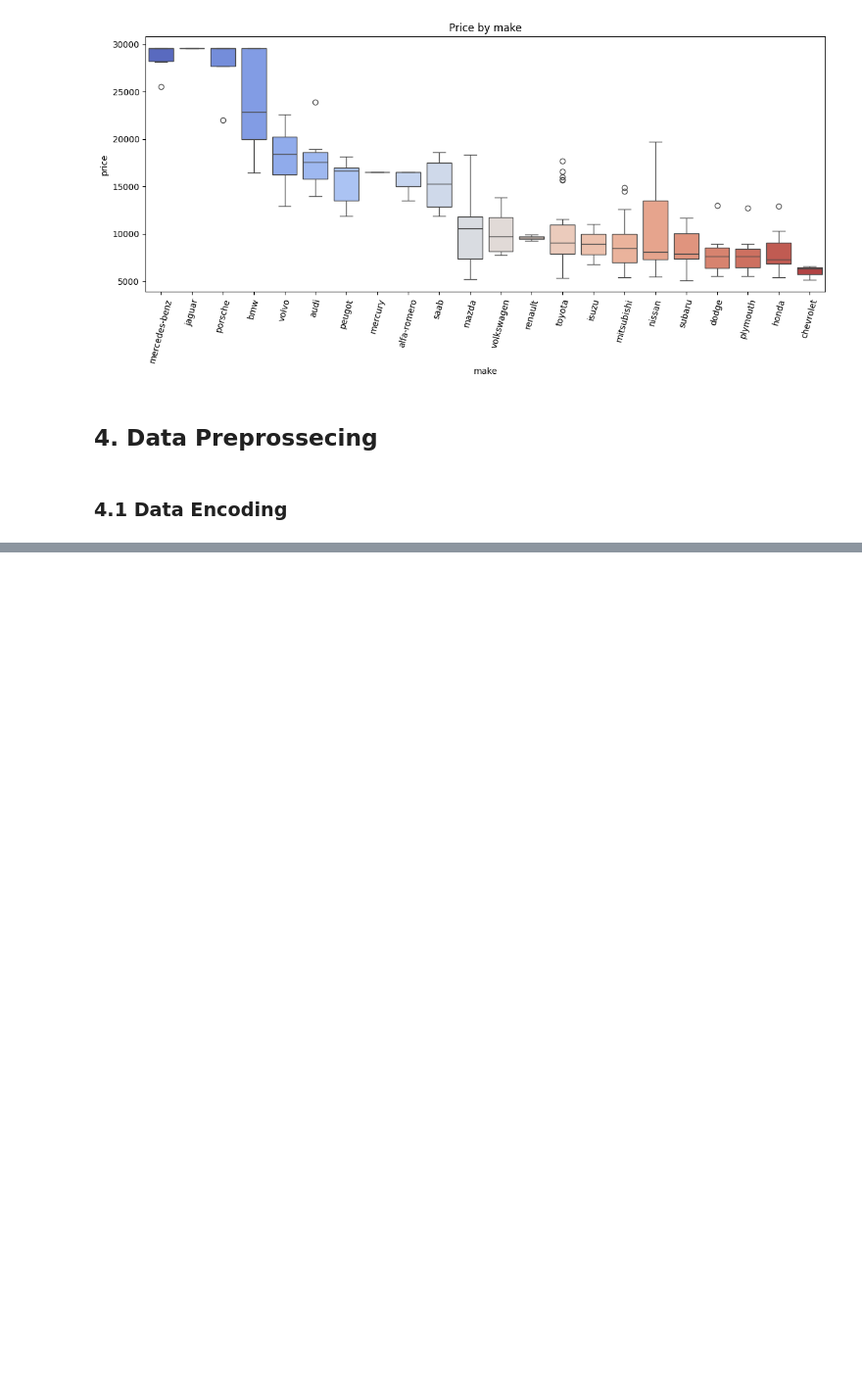
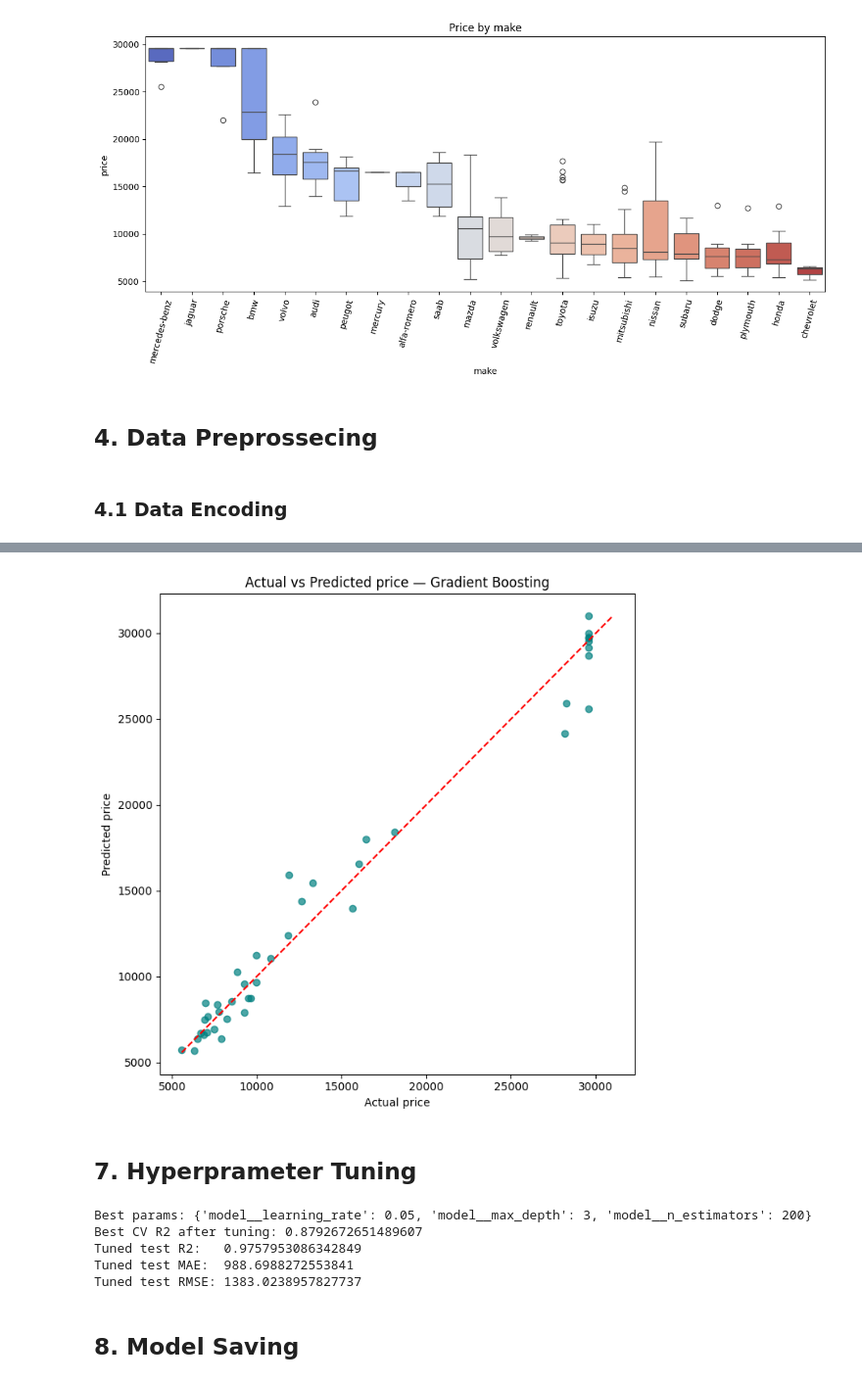
Before and after one commit to yashwant2002/Automobile_price_prediction_ML, a Jupyter notebook: notebook/Automobile_Price_Prediction.ipynb, the cells around one changed output, grey strips where cells are left out. Shown at 98% size. Drawn from its saved outputs; the diff is of its cells as text; code cells hidden in the pictures; blank space fills up the shorter version.

```diff
--- a/notebook/Automobile_Price_Prediction.ipynb
+++ b/notebook/Automobile_Price_Prediction.ipynb
@@ -377,0 +454,5 @@ Categorical Column :  Index(['make', 'fuel_type', 'aspiration', 'num_of_doors',
+# %%
+best_model_name = results_df.iloc[0]['Model']
+print('Best model by CV R2:', best_model_name)
+display(results_df)
+results_df.to_csv("../models/model_results.csv", index=False)
@@ -377,0 +472,59 @@ Categorical Column :  Index(['make', 'fuel_type', 'aspiration', 'num_of_doors',
+# %%
+best_pipe = fitted_pipelines[best_model_name]
+y_pred_best = best_pipe.predict(X_test)
+
+plt.figure(figsize=(7, 7))
+plt.scatter(y_test, y_pred_best, alpha=0.7, color='teal')
+lims = [min(y_test.min(), y_pred_best.min()), max(y_test.max(), y_pred_best.max())]
+plt.plot(lims, lims, 'r--')
+plt.xlabel('Actual price')
+plt.ylabel('Predicted price')
+plt.title(f'Actual vs Predicted price — {best_model_name}')
+plt.tight_layout()
+plt.show()
+# %% [output]
+[figure, added]
+# %% [markdown]
+## 7. Hyperprameter Tuning
+# %%
+param_grids = {
+    'Random Forest': {'model__n_estimators': [200, 400], 'model__max_depth': [None, 8, 12],
+                       'model__min_samples_leaf': [1, 2, 4]},
+    'Gradient Boosting': {'model__n_estimators': [200, 400], 'model__learning_rate': [0.03, 0.05, 0.1],
+                           'model__max_depth': [2, 3, 4]},
+    'XGBoost': {'model__n_estimators': [200, 400], 'model__learning_rate': [0.03, 0.05, 0.1],
+                'model__max_depth': [2, 3, 4]},
+    'Decision Tree': {'model__max_depth': [3, 5, 7, 9], 'model__min_samples_leaf': [1, 2, 4]},
+    'KNN': {'model__n_neighbors': [3, 5, 7, 9, 11]},
+    'SVR': {'model__C': [1000, 10000, 50000], 'model__epsilon': [100, 500, 1000]},
+    'Ridge': {'model__alpha': [0.1, 1.0, 10.0, 50.0]},
+    'Lasso': {'model__alpha': [0.1, 1.0, 10.0, 50.0]},
+    'ElasticNet': {'model__alpha': [0.1, 1.0, 10.0], 'model__l1_ratio': [0.2, 0.5, 0.8]},
+    'Linear Regression': {}
+}
+
+grid = param_grids.get(best_model_name, {})
+if grid:
+    base_pipe = Pipeline(steps=[('preprocess', preprocessor), ('model', models[best_model_name])])
+    gs = GridSearchCV(base_pipe, grid, cv=KFold(5, shuffle=True, random_state=42),
+                       scoring='r2', n_jobs=-1)
+    gs.fit(X_train, y_train)
+    tuned_pipe = gs.best_estimator_
+    print('Best params:', gs.best_params_)
+    print('Best CV R2 after tuning:', gs.best_score_)
+else:
+    tuned_pipe = best_pipe
+    print('No hyperparameter grid defined for this model; using default-tuned pipeline.')
+
+y_pred_tuned = tuned_pipe.predict(X_test)
+print('Tuned test R2:  ', r2_score(y_test, y_pred_tuned))
+print('Tuned test MAE: ', mean_absolute_error(y_test, y_pred_tuned))
+print('Tuned test RMSE:', mean_squared_error(y_test, y_pred_tuned) ** 0.5)
+# %% [output]
+Best params: {'model__learning_rate': 0.05, 'model__max_depth': 3, 'model__n_estimators': 200}
+Best CV R2 after tuning: 0.8792672651489607
+Tuned test R2:   0.9757953086342849
+Tuned test MAE:  988.6988272553841
+Tuned test RMSE: 1383.0238957827737
+# %% [markdown]
+## 8. Model Saving
```
Also changed, not shown: parts of 24 cells of this notebook, 11 other files.
